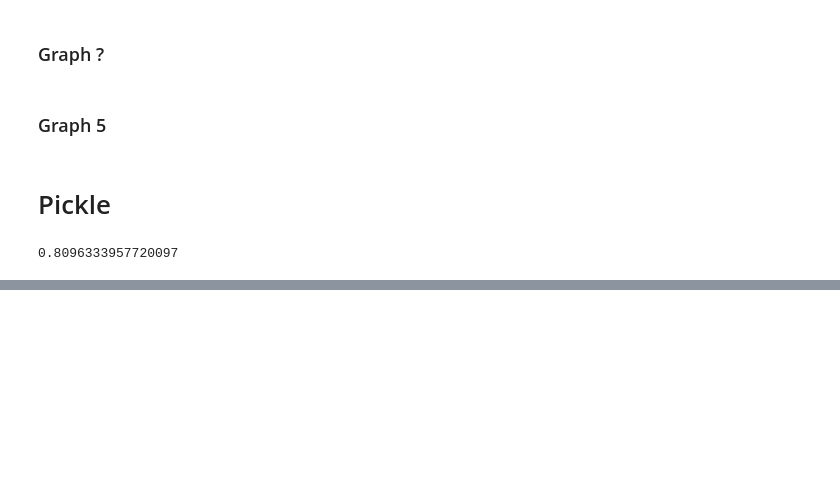
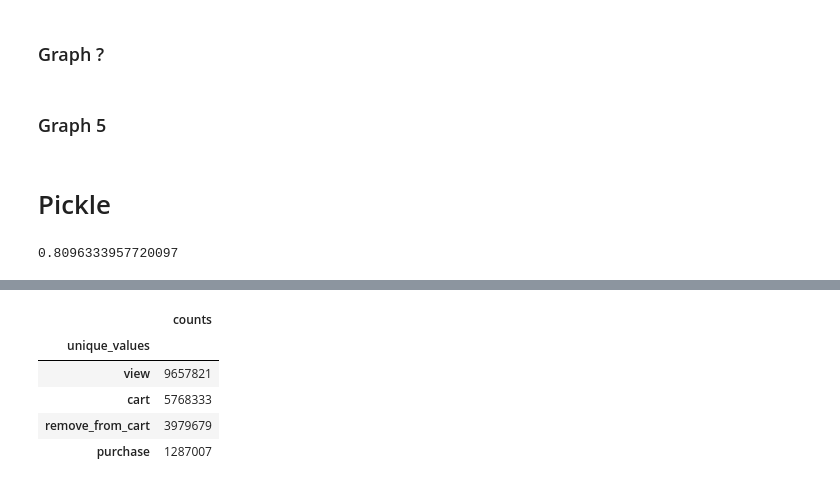
Before and after one commit to Johnny-Foreigner/predicting_purchases, a Jupyter notebook: data_exploration/eda_index.ipynb, the cells around one changed output, grey strips where cells are left out. Drawn from its saved outputs; the diff is of its cells as text; code cells hidden in the pictures; blank space fills up the shorter version.

```diff
--- a/data_exploration/eda_index.ipynb
+++ b/data_exploration/eda_index.ipynb
@@ -872,0 +923,9 @@ print(result)
+# %%
+df_pie
+# %% [output]
+|  | counts |
+| unique_values |  |
+| view | 9657821 |
+| cart | 5768333 |
+| remove_from_cart | 3979679 |
+| purchase | 1287007 |
```
Also changed, not shown: parts of 10 cells of this notebook, 3 other files.
